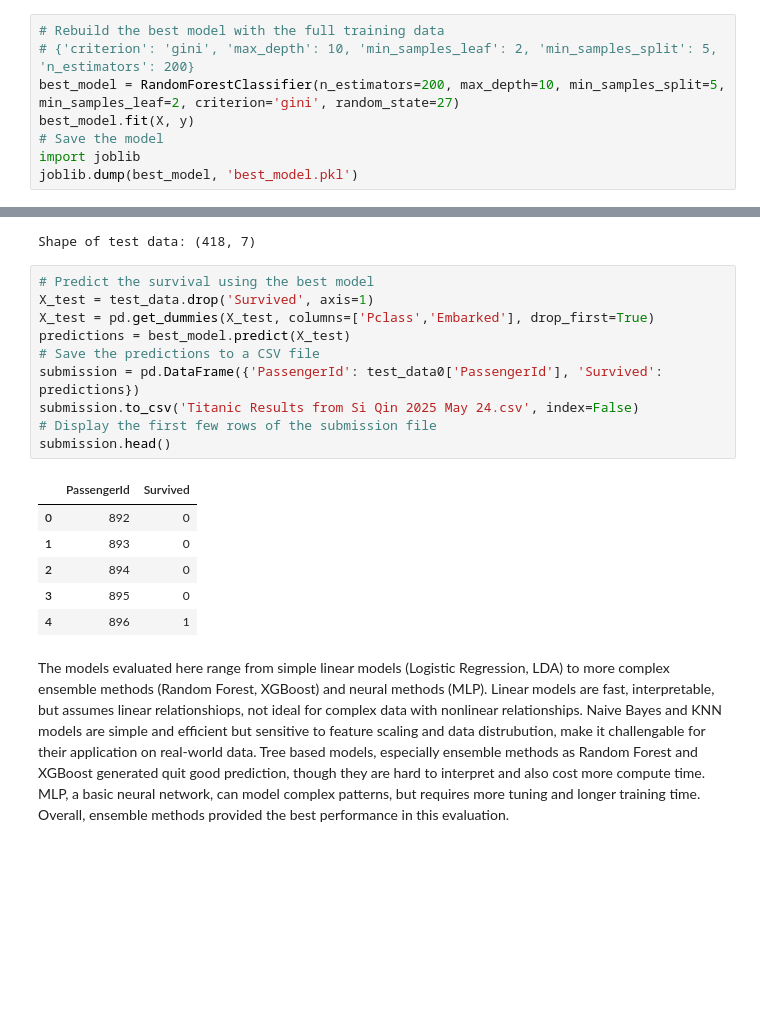
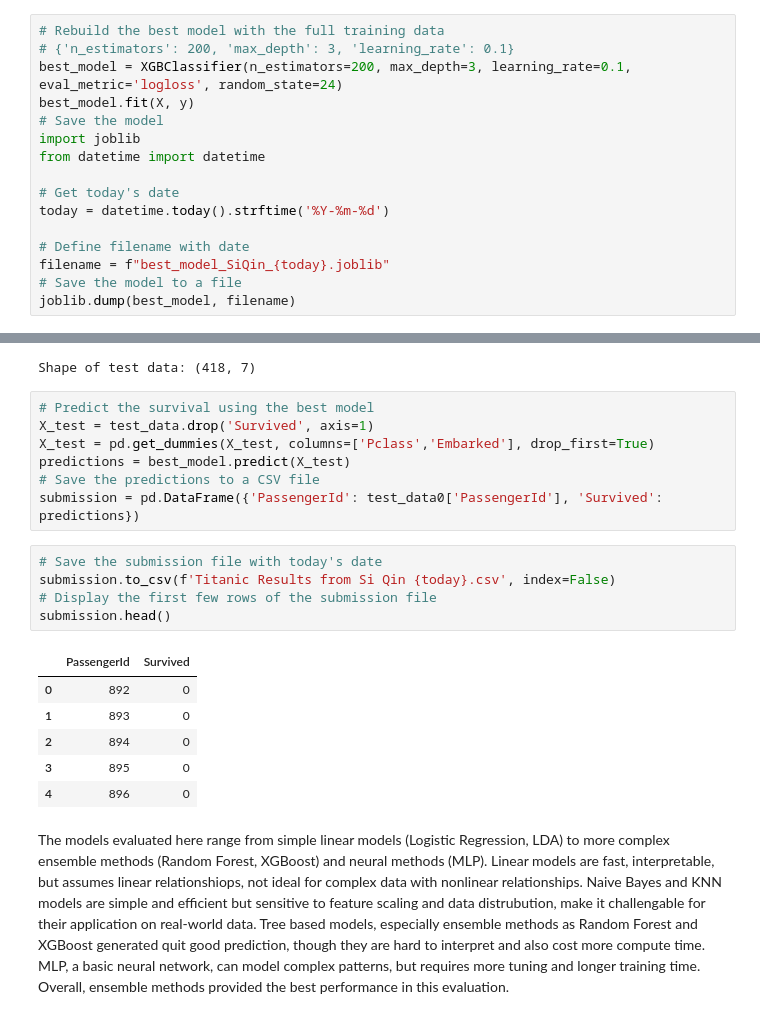
Before and after one commit to simva510/titanic-survival-modeling, a Jupyter notebook: TitanicSurvivalModel_SiQin_20250523.ipynb, the cells around one changed output, grey strips where cells are left out. Cells and saved outputs as stored; diff of their text form; blank space fills up the shorter version.

```diff
--- a/TitanicSurvivalModel_SiQin_20250523.ipynb
+++ b/TitanicSurvivalModel_SiQin_20250523.ipynb
@@ -608,9 +645,17 @@ The Random Forest seems performing slightly better than XGBoost. Next we will re
 # %%
 # Rebuild the best model with the full training data
-# {'criterion': 'gini', 'max_depth': 10, 'min_samples_leaf': 2, 'min_samples_split': 5, 'n_estimators': 200}
-best_model = RandomForestClassifier(n_estimators=200, max_depth=10, min_samples_split=5, min_samples_leaf=2, criterion='gini', random_state=27)
+# {'n_estimators': 200, 'max_depth': 3, 'learning_rate': 0.1}
+best_model = XGBClassifier(n_estimators=200, max_depth=3, learning_rate=0.1, eval_metric='logloss', random_state=24)
 best_model.fit(X, y)
 # Save the model
 import joblib
-joblib.dump(best_model, 'best_model.pkl')
+from datetime import datetime
+
+# Get today's date
+today = datetime.today().strftime('%Y-%m-%d')
+
+# Define filename with date
+filename = f"best_model_SiQin_{today}.joblib"
+# Save the model to a file
+joblib.dump(best_model, filename)
 # %% [output]
@@ -650,15 +695,17 @@ X_test = pd.get_dummies(X_test, columns=['Pclass','Embarked'], drop_first=True)
 predictions = best_model.predict(X_test)
 # Save the predictions to a CSV file
 submission = pd.DataFrame({'PassengerId': test_data0['PassengerId'], 'Survived': predictions})
-submission.to_csv('Titanic Results from Si Qin 2025 May 24.csv', index=False)
-# Display the first few rows of the submission file
-submission.head()
-# %% [output]
-|  | PassengerId | Survived |
-| 0 | 892 | 0 |
-| 1 | 893 | 0 |
-| 2 | 894 | 0 |
-| 3 | 895 | 0 |
-| 4 | 896 | 1 |
+# %%
+# Save the submission file with today's date
+submission.to_csv(f'Titanic Results from Si Qin {today}.csv', index=False)
+# Display the first few rows of the submission file
+submission.head()
+# %% [output]
+|  | PassengerId | Survived |
+| 0 | 892 | 0 |
+| 1 | 893 | 0 |
+| 2 | 894 | 0 |
+| 3 | 895 | 0 |
+| 4 | 896 | 0 |
 # %% [markdown]
 The models evaluated here range from simple linear models (Logistic Regression, LDA) to more complex ensemble methods (Random Forest, XGBoost) and neural methods (MLP). Linear models are fast, interpretable, but assumes linear relationshiops, not ideal for complex data with nonlinear relationships. Naive Bayes and KNN models are simple and efficient but sensitive to feature scaling and data distrubution, make it challengable for their application on real-world data. Tree based models, especially ensemble methods as Random Forest and XGBoost generated quit good prediction, though they are hard to interpret and also cost more compute time. MLP, a basic neural network, can model complex patterns, but requires more tuning and longer training time. Overall, ensemble methods provided the best performance in this evaluation.
```
Also changed, not shown: parts of 13 cells of this notebook, 3 other files.
